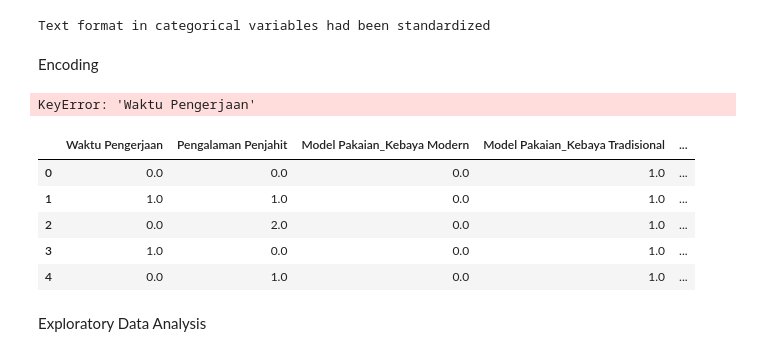
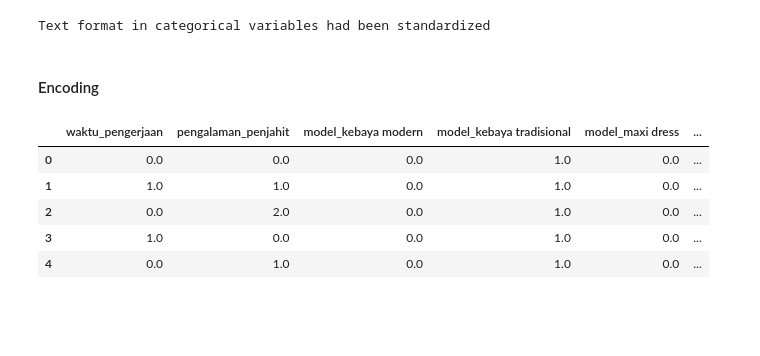
Before and after one commit to adzkykhairany/tailor-price-predictor, a Jupyter notebook: src/model.ipynb, the cells around one changed output. Saved outputs shown, nothing was run; the diff lists cells and outputs as text; code cells hidden in the pictures; blank space fills up the shorter version.

```diff
--- a/src/model.ipynb
+++ b/src/model.ipynb
@@ -47,0 +68,5 @@ Data Cleaning
+# %%
+print("Check Unique Values:")
+for col in df.columns:
+    if df[col].dtype == 'object':
+        print(f'{col}: {df[col].unique()}')
@@ -98,24 +132,22 @@ for col in categorical_columns:
 print("Text format in categorical variables had been standardized")
 # %% [output]
 Text format in categorical variables had been standardized
-# %% [markdown]
-Encoding
+# %% [markdown]
+#### Encoding
 # %%
 # Ordinal encoding
 ordinal_cols = {
-    'Waktu Pengerjaan': ['Reguler', 'Ekspres'],
-    'Pengalaman Penjahit': ['Pemula', 'Menengah', 'Mahir']
+    'waktu_pengerjaan': ['reguler', 'ekspres'],
+    'pengalaman_penjahit': ['pemula', 'menengah', 'mahir']
 }
 
 for col, categories in ordinal_cols.items():
     if df[col].dtype == 'object':
         encoder = OrdinalEncoder(categories=[categories])
         df[[col]] = encoder.fit_transform(df[[col]])
-# %% [output]
-KeyError: 'Waktu Pengerjaan'
 # %%
 # One hot encoding
-cat_cols = ['Model Pakaian', 'Jenis Bahan', 'Detail Tambahan']
+cat_cols = ['model', 'bahan', 'ornamen']
 
 if any(df[col].dtype == 'object' for col in cat_cols):
     cat_encoder = OneHotEncoder(drop='first', sparse_output=False)
@@ -126,17 +158,15 @@ if any(df[col].dtype == 'object' for col in cat_cols):
     df = pd.concat([df, encoded_df], axis=1)
 # %%
 # Construct feature matrix X and target variable y
-X = df.drop(columns=['Harga Jasa'])
-y = df['Harga Jasa']
+X = df.drop(columns=['harga_jasa'])
+y = df['harga_jasa']
 
 final_df = pd.concat([X, y], axis=1)
 final_df.head()
 # %% [output]
-|  | Waktu Pengerjaan | Pengalaman Penjahit | Model Pakaian_Kebaya Modern | Model Pakaian_Kebaya Tradisional | ... |
-| 0 | 0.0 | 0.0 | 0.0 | 1.0 | ... |
-| 1 | 1.0 | 1.0 | 0.0 | 1.0 | ... |
-| 2 | 0.0 | 2.0 | 0.0 | 1.0 | ... |
-| 3 | 1.0 | 0.0 | 0.0 | 1.0 | ... |
-| 4 | 0.0 | 1.0 | 0.0 | 1.0 | ... |
+|  | waktu_pengerjaan | pengalaman_penjahit | model_kebaya modern | model_kebaya tradisional | model_maxi dress | ... |
+| 0 | 0.0 | 0.0 | 0.0 | 1.0 | 0.0 | ... |
+| 1 | 1.0 | 1.0 | 0.0 | 1.0 | 0.0 | ... |
+| 2 | 0.0 | 2.0 | 0.0 | 1.0 | 0.0 | ... |
+| 3 | 1.0 | 0.0 | 0.0 | 1.0 | 0.0 | ... |
+| 4 | 0.0 | 1.0 | 0.0 | 1.0 | 0.0 | ... |
-# %% [markdown]
-Exploratory Data Analysis
```
Also changed, not shown: parts of 28 cells of this notebook.
